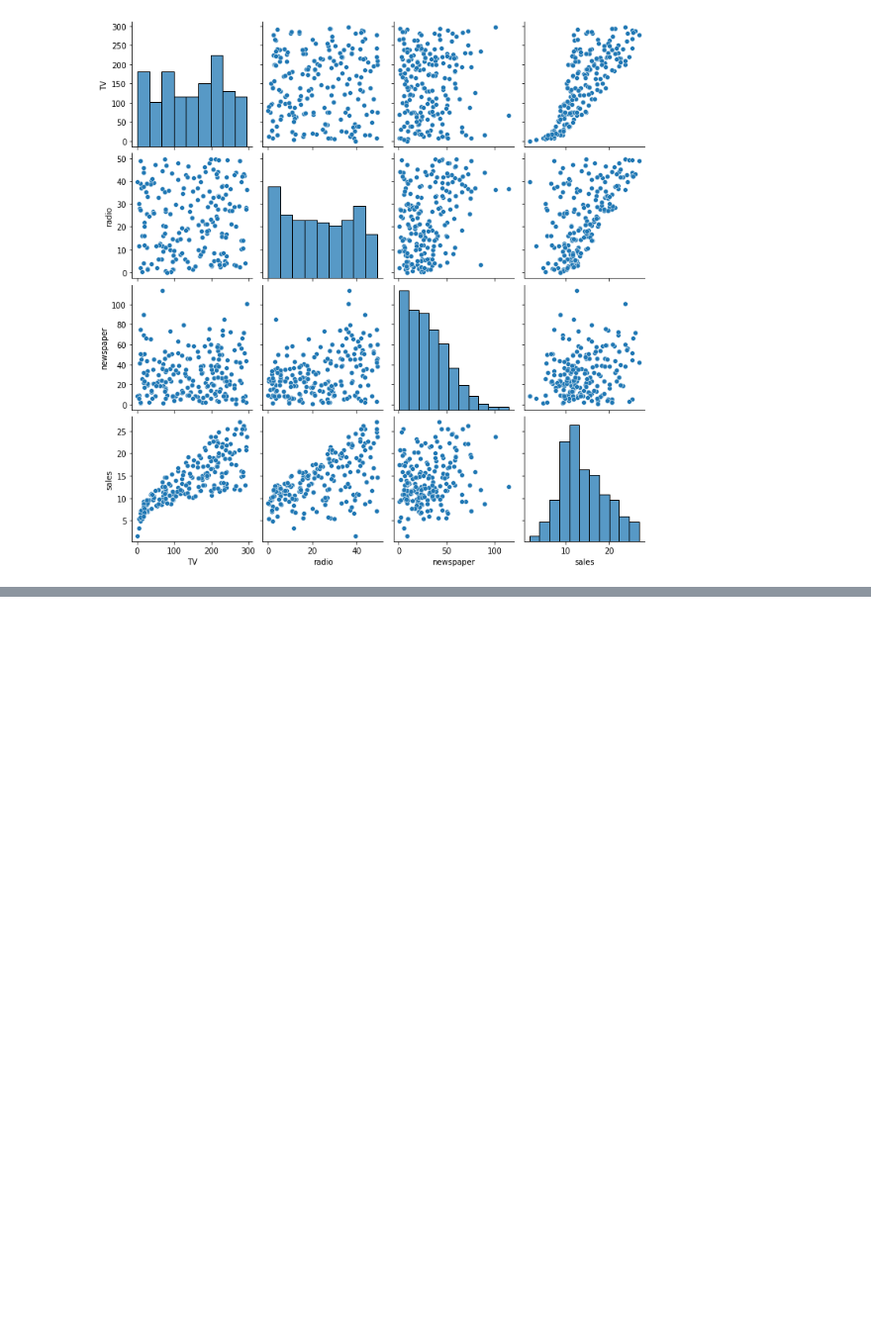
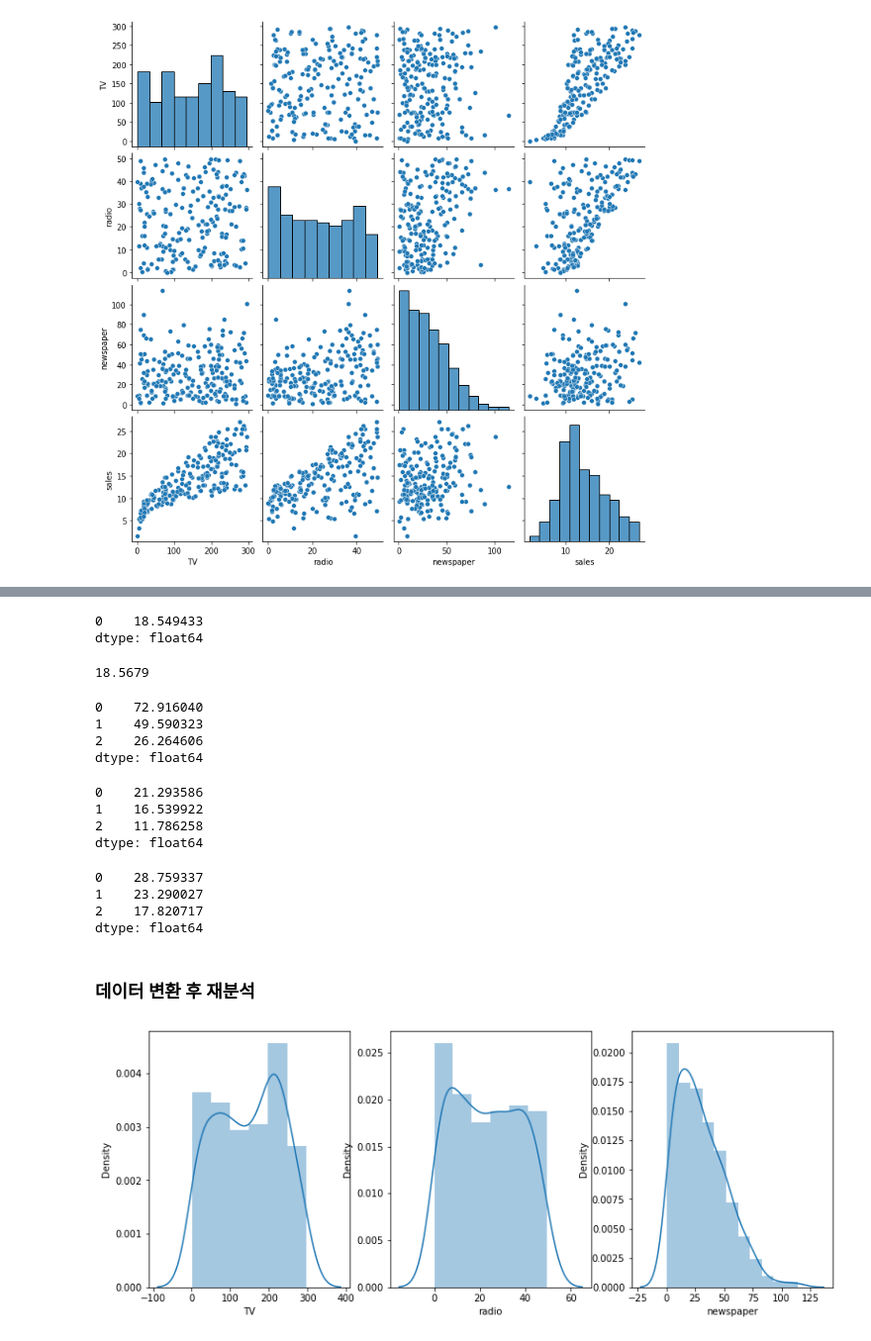
Before and after one commit to sehwan08/marketing_data_analysis, a Jupyter notebook: Marketing Data Analysis - AARRR(Acquisition).ipynb, the cells around one changed output, grey strips where cells are left out. Shown: that part at 99% size. Drawn from its saved outputs; the diff is of its cells as text; code cells hidden in the pictures; blank space fills up the shorter version.

```diff
--- a/Marketing Data Analysis - AARRR(Acquisition).ipynb
+++ b/Marketing Data Analysis - AARRR(Acquisition).ipynb
@@ -96,0 +187,47 @@ sns.pairplot(df,'TV','radio')
+# %%
+# 앞으로의 sales 예측
+model1.predict({"TV":300, "radio":10, "newspaper":4})
+# %% [output]
+0    18.549433
+dtype: float64
+# %%
+sales = 2.9389 + 0.0458*300 + 0.1885*10 + 0.001*4
+sales
+# %% [output]
+18.5679
+# %%
+model1.predict({"TV":[300,200,100], "radio":[300,200,100], "newspaper":[300,200,100]})
+# %% [output]
+0    72.916040
+1    49.590323
+2    26.264606
+dtype: float64
+# %%
+model3.predict({"TV":[300,200,100]})
+# %% [output]
+0    21.293586
+1    16.539922
+2    11.786258
+dtype: float64
+# %%
+model4.predict({"newspaper":[300,200,100]})
+# %% [output]
+0    28.759337
+1    23.290027
+2    17.820717
+dtype: float64
+# %% [markdown]
+### 데이터 변환 후 재분석
+# %%
+# 미디어별 매체비 분포를 distplot으로 재시각화
+
+# 한 화면에 시각화
+figure, ((ax1,ax2,ax3)) = plt.subplots(nrows=1, ncols=3)
+
+# 시각화 사이즈
+figure.set_size_inches(13, 5)
+sns.distplot(df['TV'], ax=ax1)
+sns.distplot(df['radio'], ax=ax2);
+sns.distplot(df['newspaper'], ax=ax3);
+# %% [output]
+[figure, added]
```
Also changed, not shown: parts of 10 cells of this notebook.
